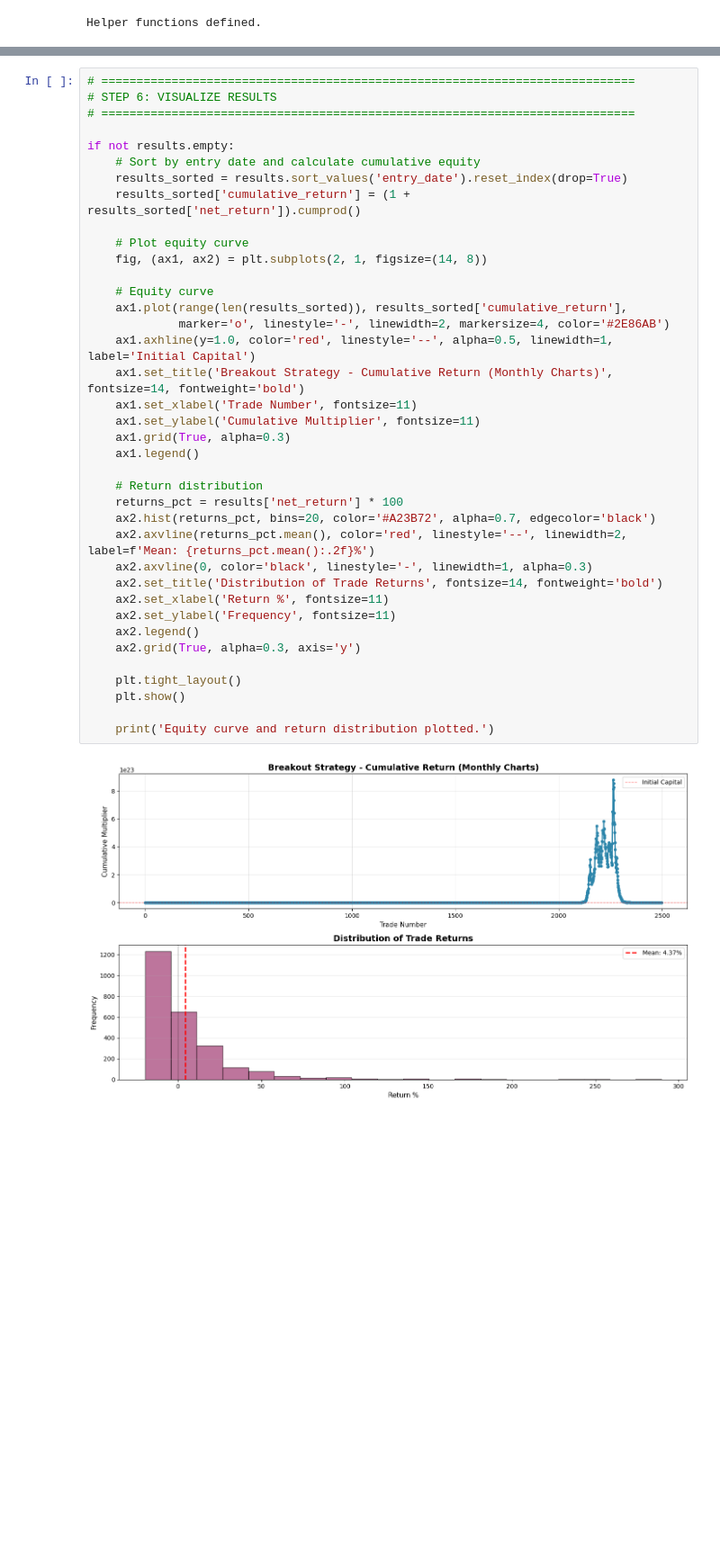
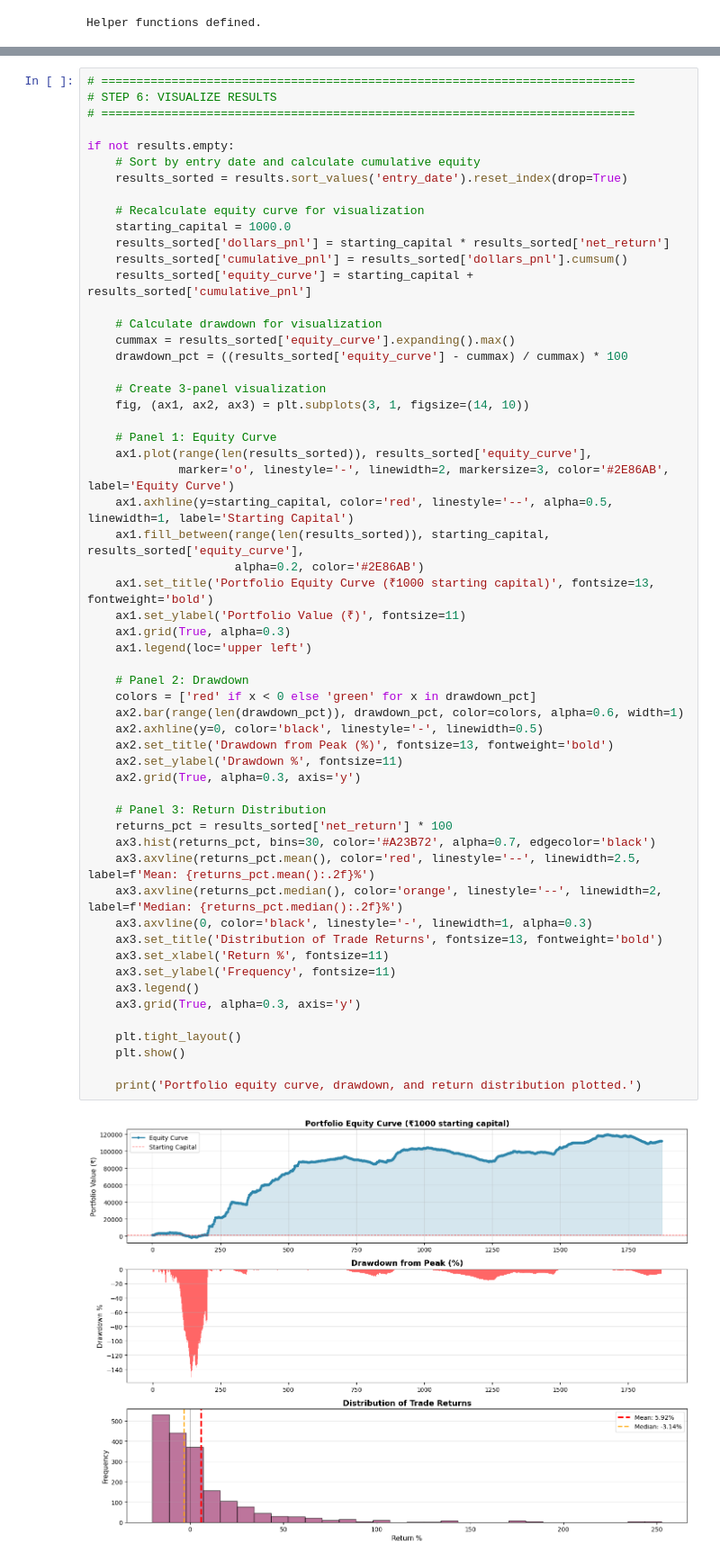
Before and after one commit to aayushshah1/nse-breakout, a Jupyter notebook: nifty-breakout.ipynb, the cells around one changed output, grey strips where cells are left out. Shown: that part at 90% size. Cells and saved outputs as stored; diff of their text form; blank space fills up the shorter version.

```diff
--- a/nifty-breakout.ipynb
+++ b/nifty-breakout.ipynb
@@ -559,40 +612,59 @@ BREAKOUT STRATEGY - MONTHLY CHARTS PERFORMANCE REPORT
 # %%
 # ============================================================================
 # STEP 6: VISUALIZE RESULTS
 # ============================================================================
 
 if not results.empty:
     # Sort by entry date and calculate cumulative equity
     results_sorted = results.sort_values('entry_date').reset_index(drop=True)
-    results_sorted['cumulative_return'] = (1 + results_sorted['net_return']).cumprod()
 
-    # Plot equity curve
-    fig, (ax1, ax2) = plt.subplots(2, 1, figsize=(14, 8))
+    # Recalculate equity curve for visualization
+    starting_capital = 1000.0
+    results_sorted['dollars_pnl'] = starting_capital * results_sorted['net_return']
+    results_sorted['cumulative_pnl'] = results_sorted['dollars_pnl'].cumsum()
+    results_sorted['equity_curve'] = starting_capital + results_sorted['cumulative_pnl']
 
-    # Equity curve
-    ax1.plot(range(len(results_sorted)), results_sorted['cumulative_return'],
-             marker='o', linestyle='-', linewidth=2, markersize=4, color='#2E86AB')
-    ax1.axhline(y=1.0, color='red', linestyle='--', alpha=0.5, linewidth=1, label='Initial Capital')
-    ax1.set_title('Breakout Strategy - Cumulative Return (Monthly Charts)', fontsize=14, fontweight='bold')
-    ax1.set_xlabel('Trade Number', fontsize=11)
-    ax1.set_ylabel('Cumulative Multiplier', fontsize=11)
+    # Calculate drawdown for visualization
+    cummax = results_sorted['equity_curve'].expanding().max()
+    drawdown_pct = ((results_sorted['equity_curve'] - cummax) / cummax) * 100
+
+    # Create 3-panel visualization
+    fig, (ax1, ax2, ax3) = plt.subplots(3, 1, figsize=(14, 10))
+
+    # Panel 1: Equity Curve
+    ax1.plot(range(len(results_sorted)), results_sorted['equity_curve'],
+             marker='o', linestyle='-', linewidth=2, markersize=3, color='#2E86AB', label='Equity Curve')
+    ax1.axhline(y=starting_capital, color='red', linestyle='--', alpha=0.5, linewidth=1, label='Starting Capital')
+    ax1.fill_between(range(len(results_sorted)), starting_capital, results_sorted['equity_curve'],
+                     alpha=0.2, color='#2E86AB')
+    ax1.set_title('Portfolio Equity Curve (₹1000 starting capital)', fontsize=13, fontweight='bold')
+    ax1.set_ylabel('Portfolio Value (₹)', fontsize=11)
     ax1.grid(True, alpha=0.3)
-    ax1.legend()
+    ax1.legend(loc='upper left')
 
-    # Return distribution
-    returns_pct = results['net_return'] * 100
-    ax2.hist(returns_pct, bins=20, color='#A23B72', alpha=0.7, edgecolor='black')
-    ax2.axvline(returns_pct.mean(), color='red', linestyle='--', linewidth=2, label=f'Mean: {returns_pct.mean():.2f}%')
-    ax2.axvline(0, color='black', linestyle='-', linewidth=1, alpha=0.3)
-    ax2.set_title('Distribution of Trade Returns', fontsize=14, fontweight='bold')
-    ax2.set_xlabel('Return %', fontsize=11)
-    ax2.set_ylabel('Frequency', fontsize=11)
-    ax2.legend()
+    # Panel 2: Drawdown
+    colors = ['red' if x < 0 else 'green' for x in drawdown_pct]
+    ax2.bar(range(len(drawdown_pct)), drawdown_pct, color=colors, alpha=0.6, width=1)
+    ax2.axhline(y=0, color='black', linestyle='-', linewidth=0.5)
+    ax2.set_title('Drawdown from Peak (%)', fontsize=13, fontweight='bold')
+    ax2.set_ylabel('Drawdown %', fontsize=11)
     ax2.grid(True, alpha=0.3, axis='y')
+
+    # Panel 3: Return Distribution
+    returns_pct = results_sorted['net_return'] * 100
+    ax3.hist(returns_pct, bins=30, color='#A23B72', alpha=0.7, edgecolor='black')
+    ax3.axvline(returns_pct.mean(), color='red', linestyle='--', linewidth=2.5, label=f'Mean: {returns_pct.mean():.2f}%')
+    ax3.axvline(returns_pct.median(), color='orange', linestyle='--', linewidth=2, label=f'Median: {returns_pct.median():.2f}%')
+    ax3.axvline(0, color='black', linestyle='-', linewidth=1, alpha=0.3)
+    ax3.set_title('Distribution of Trade Returns', fontsize=13, fontweight='bold')
+    ax3.set_xlabel('Return %', fontsize=11)
+    ax3.set_ylabel('Frequency', fontsize=11)
+    ax3.legend()
+    ax3.grid(True, alpha=0.3, axis='y')
 
     plt.tight_layout()
     plt.show()
 
-    print('Equity curve and return distribution plotted.')
+    print('Portfolio equity curve, drawdown, and return distribution plotted.')
 # %% [output]
-[figure, old version]
+[figure, new version]
```
Also changed, not shown: parts of 4 cells of this notebook, 1 other file.
